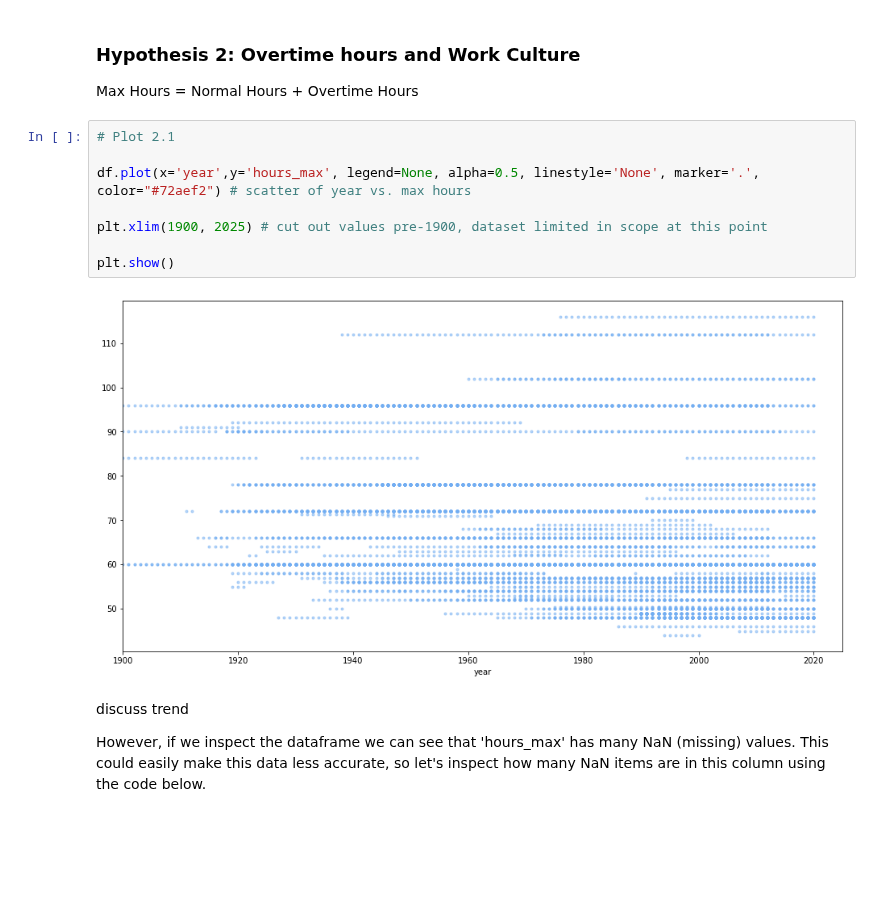
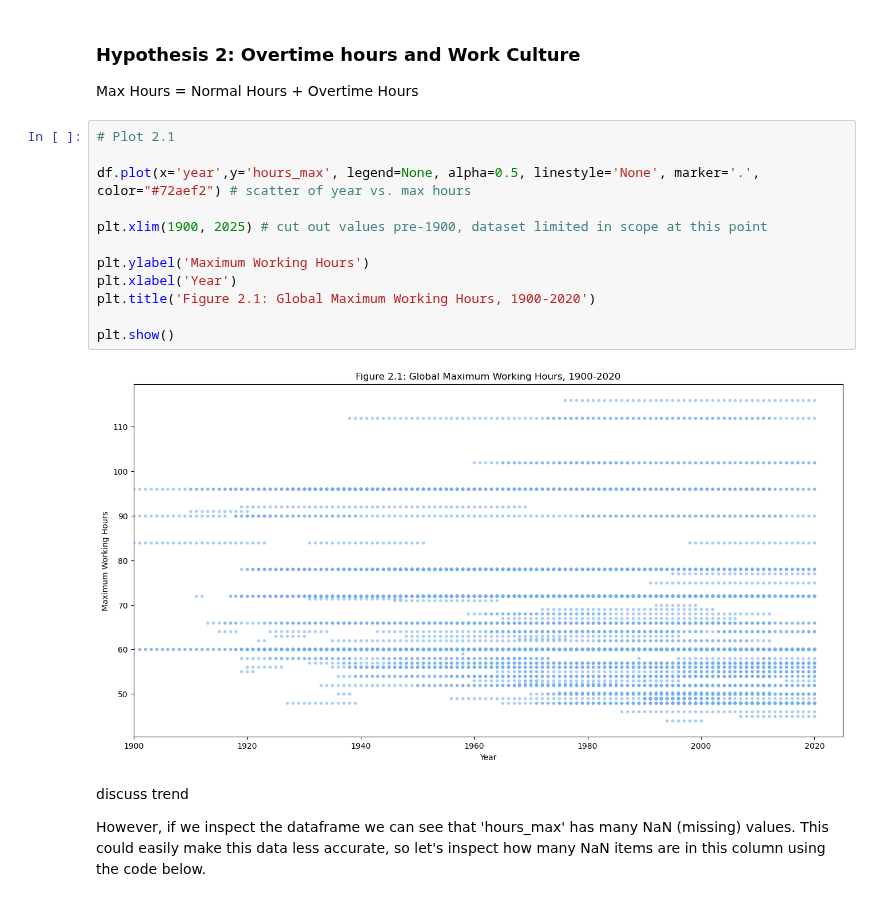
Before and after one commit to trevor-moss/ek121_finalProj, a Jupyter notebook: submission_format.ipynb, the cells around one changed output. Saved outputs shown, nothing was run; the diff lists cells and outputs as text; blank space fills up the shorter version.

Commit message:
graph titles

```diff
--- a/submission_format.ipynb
+++ b/submission_format.ipynb
@@ -187,13 +187,17 @@ Max Hours = Normal Hours + Overtime Hours
 # %%
 # Plot 2.1
 
 df.plot(x='year',y='hours_max', legend=None, alpha=0.5, linestyle='None', marker='.', color="#72aef2") # scatter of year vs. max hours
 
 plt.xlim(1900, 2025) # cut out values pre-1900, dataset limited in scope at this point
 
+plt.ylabel('Maximum Working Hours')
+plt.xlabel('Year')
+plt.title('Figure 2.1: Global Maximum Working Hours, 1900-2020')
+
 plt.show()
 # %% [output]
-[figure, old version]
+[figure, new version]
 # %% [markdown]
 discuss trend
 
```
Also changed, not shown: parts of 1 cell of this notebook.
